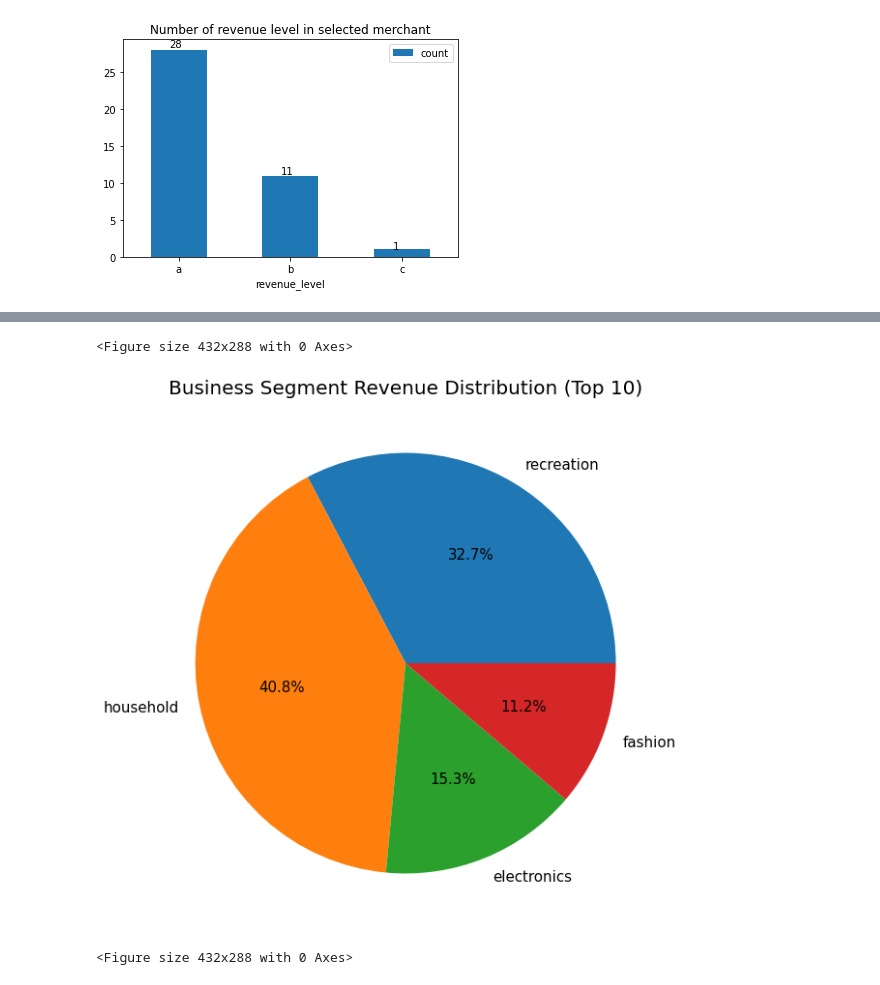
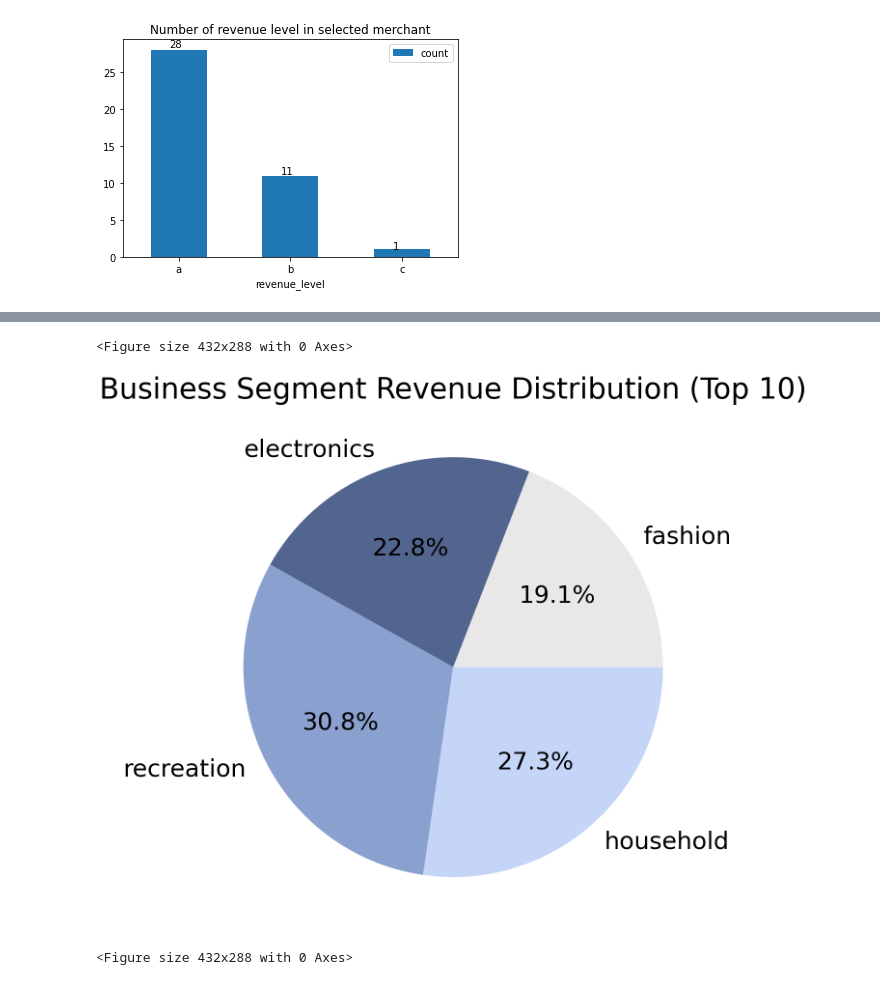
Before and after one commit to MAST30034-Applied-Data-Science/generic-buy-now-pay-later-project-group-45, a Jupyter notebook: notebooks/ranking.ipynb, the cells around one changed output, grey strips where cells are left out. Cells and saved outputs as stored; diff of their text form; code cells hidden in the pictures.

```diff
--- a/notebooks/ranking.ipynb
+++ b/notebooks/ranking.ipynb
@@ -229,6 +229,8 @@ fig = ax.get_figure()
 fig.savefig("../plots/Number of revenue level in selected merchant.png")
 # %% [output]
 [figure]
+# %%
+colors = ['#e8e8e8','#52658f','#8aa0cf','#c5d5f8']
 # %%
 top100_revenue_distribution = top100.select("business_segment", "true_revenue")\
                                                         .groupby("business_segment").sum().toPandas()
@@ -294,18 +296,18 @@ top10_all_segment_df
 # %%
 top10_all_revenue_distribution = top10_all_segment.select("business_segment", "true_revenue")\
                                                         .groupby("business_segment").sum().toPandas()
 top10_revenue_distribution = top10_all_revenue_distribution.rename(columns={"sum(true_revenue)":"total revenue"})
 top10_revenue_distribution = top10_revenue_distribution.set_index("business_segment")
 
-ax = top100_revenue_distribution.plot.pie(y='total revenue', figsize=(10, 10), \
+ax = top10_revenue_distribution.plot.pie(y='total revenue', figsize=(20, 20), colors = colors,\
                                                            legend=False, autopct='%1.1f%%', \
-                                                            shadow=False, fontsize = 15,  ylabel = "")
+                                                            shadow=False, fontsize = 50,  ylabel = "")
 
-ax.set_title("Business Segment Revenue Distribution (Top 10)", fontdict={'fontsize':20})
+ax.set_title("Business Segment Revenue Distribution (Top 10)", fontdict={'fontsize':60})
 
 plt.savefig("../plots/Business segment revenue distribution(top 10).png")
 plt.figure()
 # %% [output]
 <Figure size 432x288 with 0 Axes>
-[figure, old version]
+[figure, new version]
 <Figure size 432x288 with 0 Axes>
```
Also changed, not shown: parts of 7 cells of this notebook.
